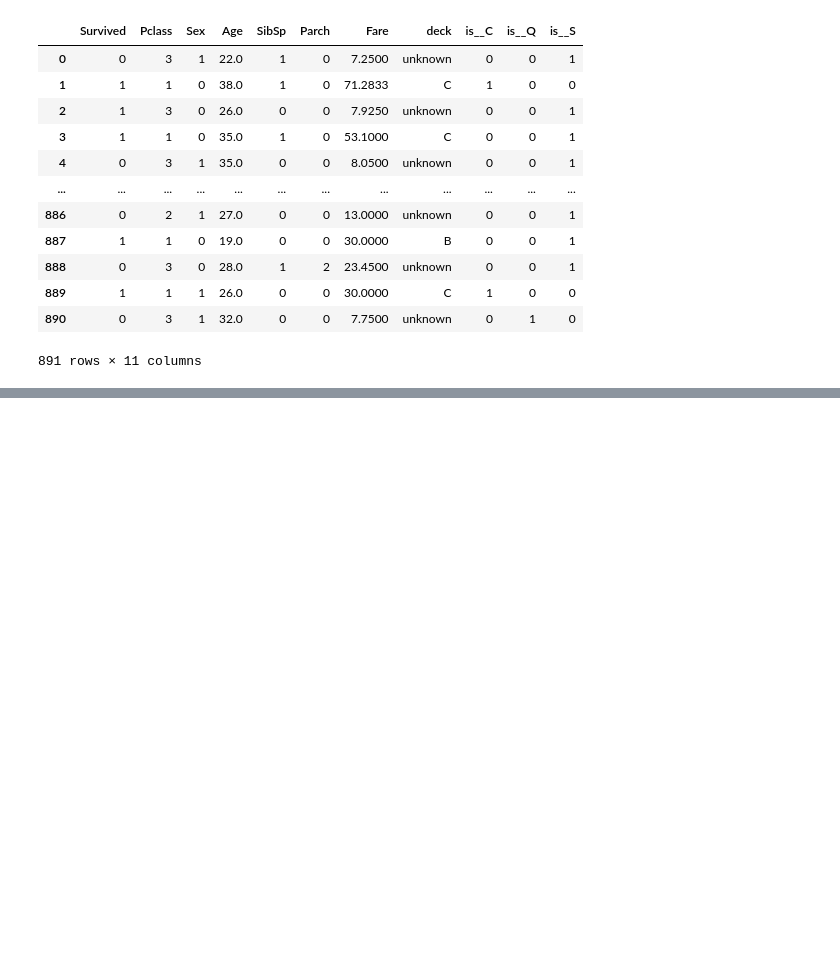
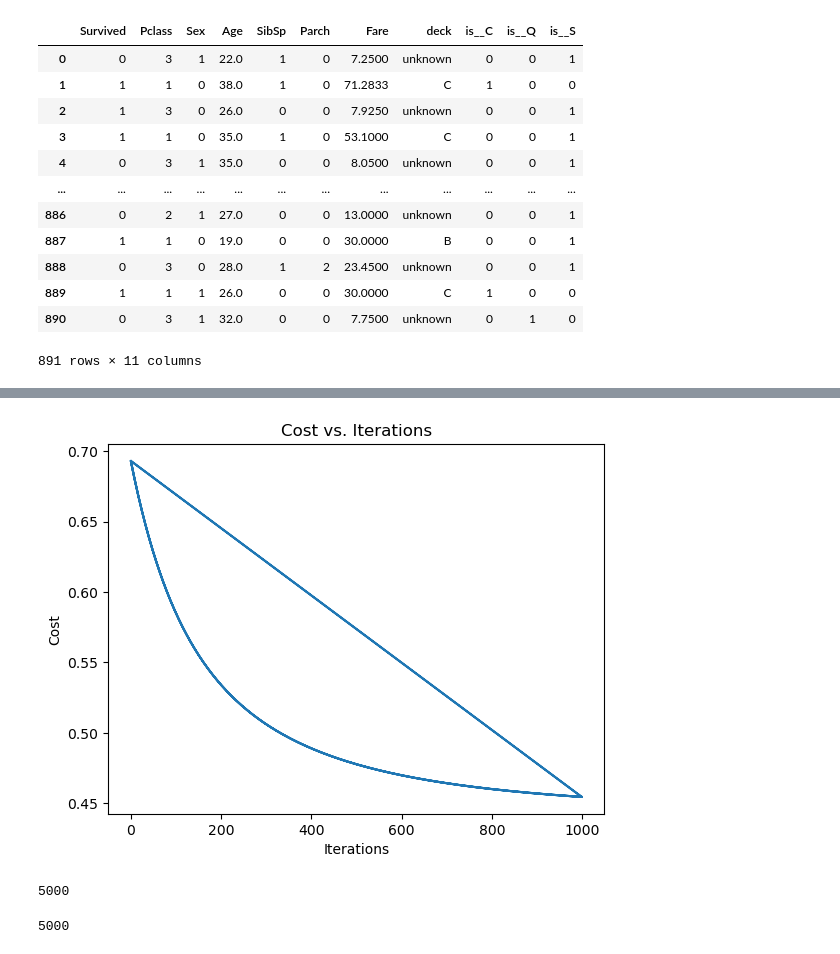
Before and after one commit to Harshan-Kurapati/Titanic, a Jupyter notebook: Titanic.ipynb, the cells around one changed output, grey strips where cells are left out. Cells and saved outputs as stored; diff of their text form; code cells hidden in the pictures; blank space fills up the shorter version.

```diff
--- a/Titanic.ipynb
+++ b/Titanic.ipynb
@@ -523,0 +522,18 @@ y_test_pred = pipeline.predict(X_test)
+# %%
+import matplotlib.pyplot as plt
+
+plt.plot(lr_list, cost_list)
+plt.xlabel("Iterations")
+plt.ylabel("Cost")
+plt.title("Cost vs. Iterations")
+plt.show()
+# %% [output]
+[figure, added]
+# %%
+len(cost_list)
+# %% [output]
+5000
+# %%
+len(lr_list)
+# %% [output]
+5000
```
Also changed, not shown: parts of 33 cells of this notebook.
